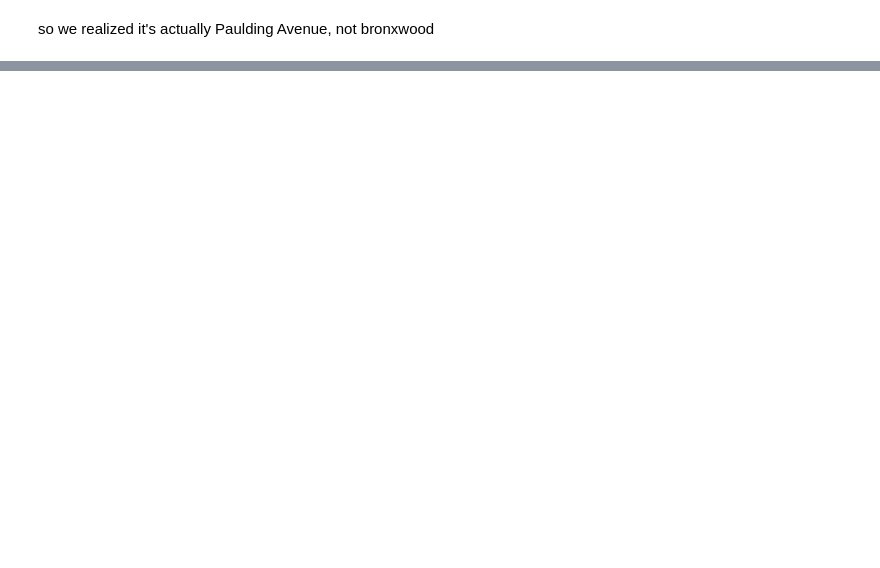
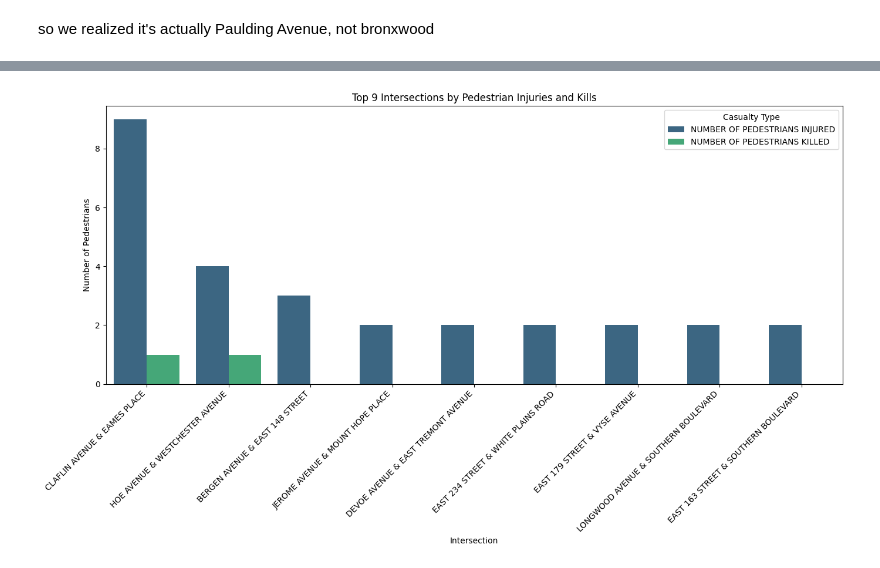
Before and after one commit to ramonatobey-sbu/ams595, a Jupyter notebook: AMS_595_Final_Project.ipynb, the cells around one changed output, grey strips where cells are left out. Saved outputs shown, nothing was run; the diff lists cells and outputs as text; code cells hidden in the pictures; blank space fills up the shorter version.

```diff
--- a/AMS_595_Final_Project.ipynb
+++ b/AMS_595_Final_Project.ipynb
@@ -309,12 +440,27 @@ display(sorted_ped_injured.head(15))
 # %%
 # Plotting
 # Intersection column
 filtered_data['ON STREET NAME'] = filtered_data['ON STREET NAME'].astype(str).str.strip().str.upper()
 filtered_data['CROSS STREET NAME'] = filtered_data['CROSS STREET NAME'].astype(str).str.strip().str.upper()
 filtered_data['INTERSECTION'] = filtered_data.apply(lambda row: ' & '.join(sorted([row['ON STREET NAME'], row['CROSS STREET NAME']])) if row['CROSS STREET NAME'] and row['CROSS STREET NAME'] != 'NAN' else row['ON STREET NAME'], axis=1)
 
 # Group by intersection and sum
 pedestrian_stats = filtered_data.groupby('INTERSECTION')[['NUMBER OF PEDESTRIANS INJURED', 'NUMBER OF PEDESTRIANS KILLED']].sum().reset_index()
 
 # Sort by peds injured
 top_9_peds = pedestrian_stats.sort_values(by='NUMBER OF PEDESTRIANS INJURED', ascending=False).head(9)
+
+# Categories 'Injuries' and 'Killed'
+melted_top_9 = top_9_peds.melt(id_vars=['INTERSECTION'], var_name='Metric', value_name='Count')
+
+plt.figure(figsize=(14, 8))
+sns.barplot(x='INTERSECTION', y='Count', hue='Metric', data=melted_top_9, palette='viridis')
+plt.title('Top 9 Intersections by Pedestrian Injuries and Kills')
+plt.xlabel('Intersection')
+plt.ylabel('Number of Pedestrians')
+plt.xticks(rotation=45, ha='right')
+plt.legend(title='Casualty Type')
+plt.tight_layout()
+plt.show()
+# %% [output]
+[figure, added]
```
Also changed, not shown: parts of 20 cells of this notebook.
